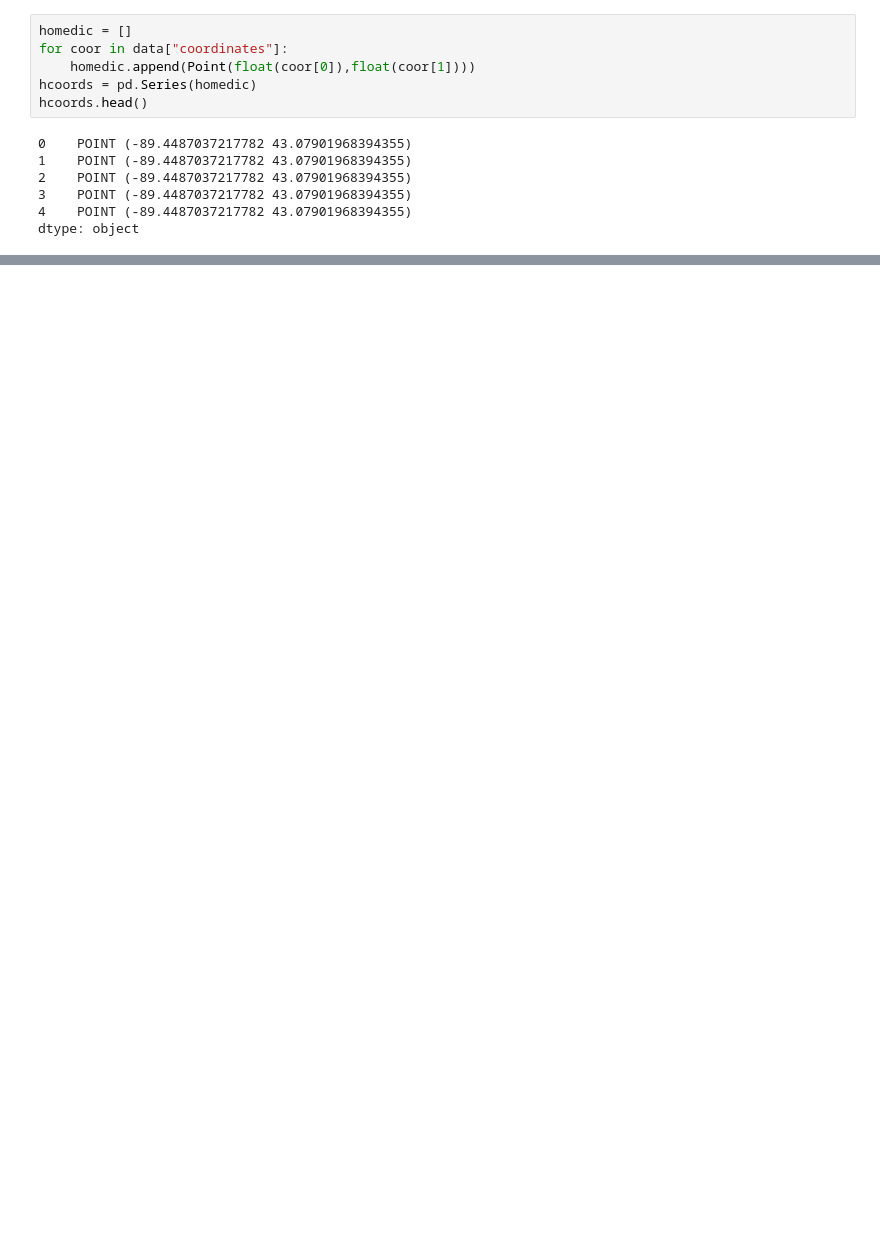
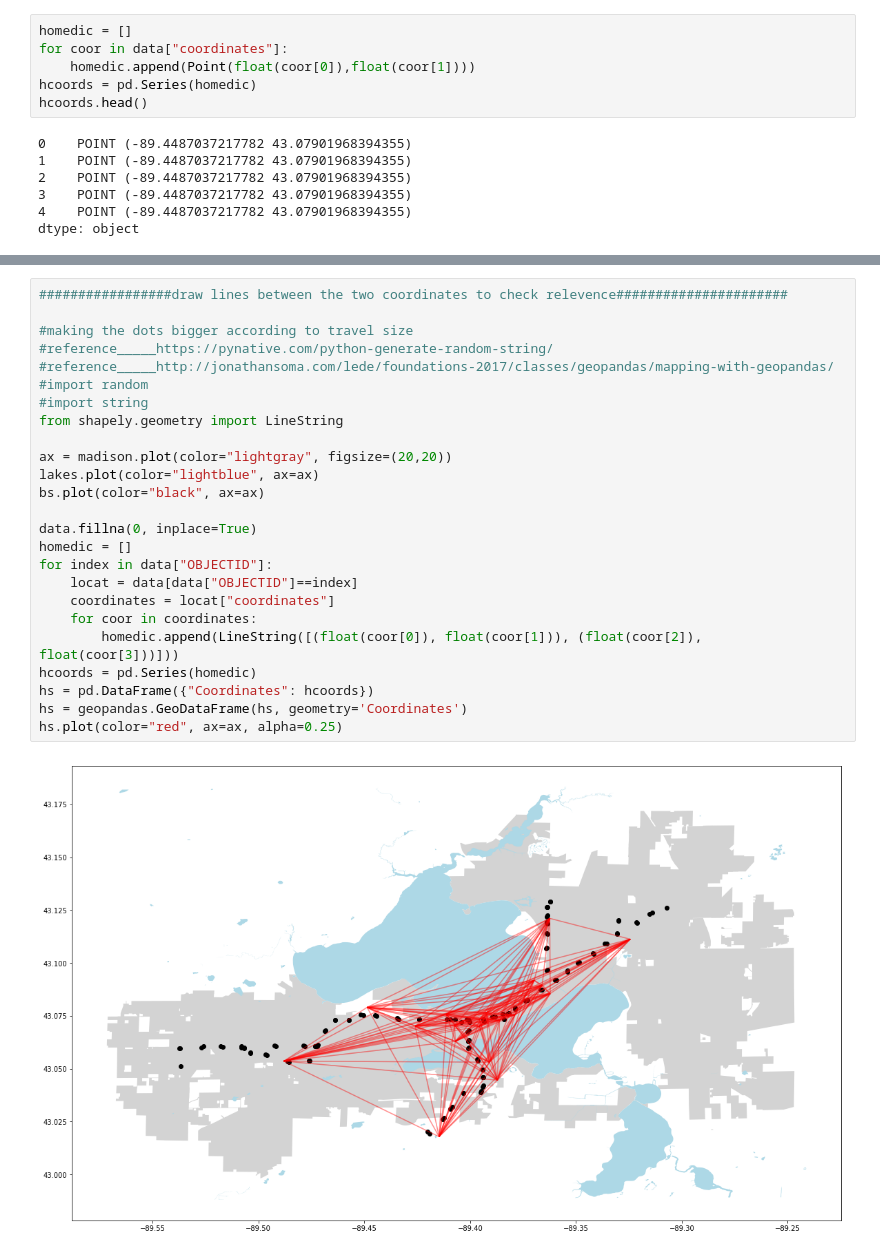
Before and after one commit to tylerharter/s19-city-t2, a Jupyter notebook: plan/Plantransportation.ipynb, the cells around one changed output, grey strips where cells are left out. Cells and saved outputs as stored; diff of their text form; blank space fills up the shorter version.

```diff
--- a/plan/Plantransportation.ipynb
+++ b/plan/Plantransportation.ipynb
@@ -796,0 +812,27 @@ for index in data["OBJECTID"]:
+# %%
+#################draw lines between the two coordinates to check relevence######################
+
+#making the dots bigger according to travel size
+#reference_____https://pynative.com/python-generate-random-string/
+#reference_____http://jonathansoma.com/lede/foundations-2017/classes/geopandas/mapping-with-geopandas/
+#import random
+#import string
+from shapely.geometry import LineString
+
+ax = madison.plot(color="lightgray", figsize=(20,20))
+lakes.plot(color="lightblue", ax=ax)
+bs.plot(color="black", ax=ax)
+
+data.fillna(0, inplace=True)
+homedic = []
+for index in data["OBJECTID"]:
+    locat = data[data["OBJECTID"]==index]
+    coordinates = locat["coordinates"]
+    for coor in coordinates:
+        homedic.append(LineString([(float(coor[0]), float(coor[1])), (float(coor[2]), float(coor[3]))]))
+hcoords = pd.Series(homedic)
+hs = pd.DataFrame({"Coordinates": hcoords})
+hs = geopandas.GeoDataFrame(hs, geometry='Coordinates')
+hs.plot(color="red", ax=ax, alpha=0.25)
+# %% [output]
+[figure, added]
```
Also changed, not shown: parts of 21 cells of this notebook, 1 other file.
